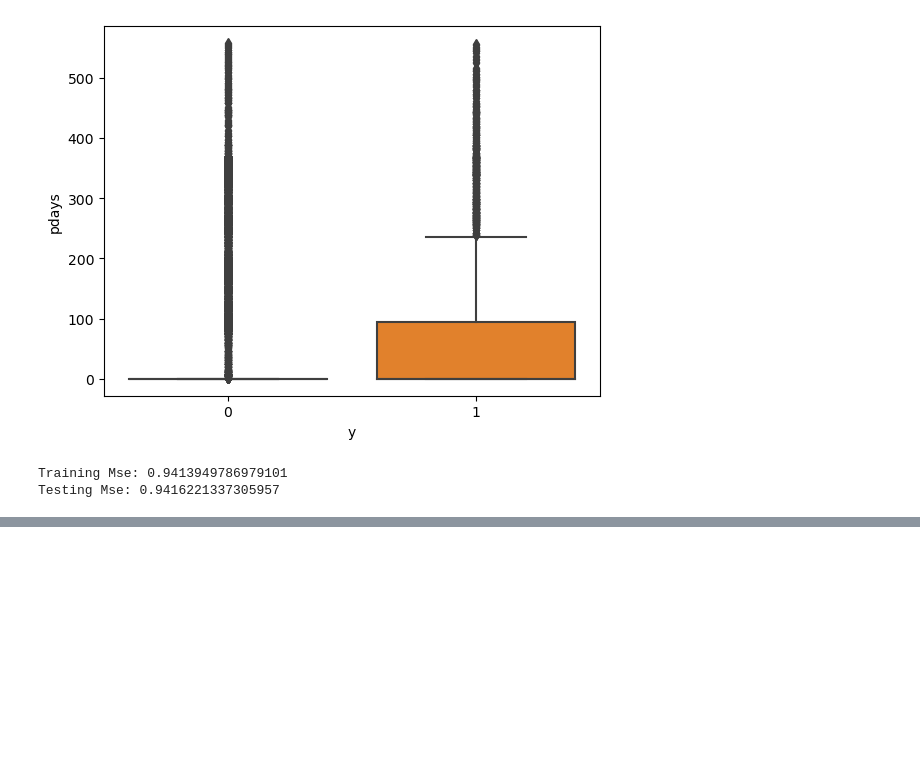
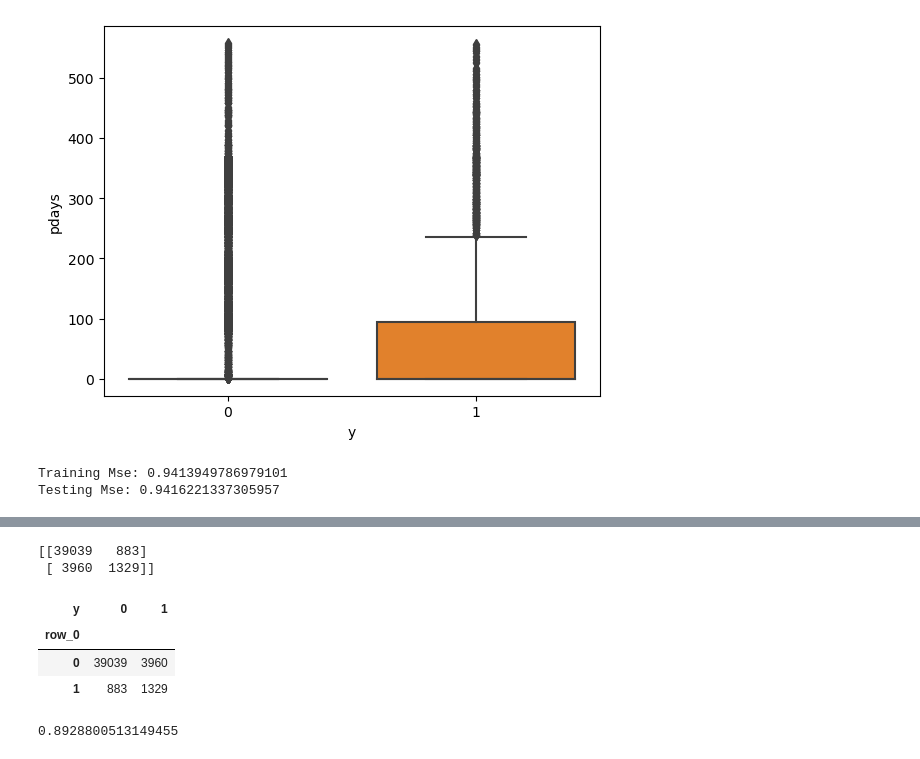
Before and after one commit to AnnamreddyJyothsna/DS-Assignments, a Jupyter notebook: Logistic_Regression.ipynb, the cells around one changed output, grey strips where cells are left out. Drawn from its saved outputs; the diff is of its cells as text; code cells hidden in the pictures; blank space fills up the shorter version.

```diff
--- a/Logistic_Regression.ipynb
+++ b/Logistic_Regression.ipynb
@@ -155,0 +251,19 @@ Testing Mse: 0.9416221337305957
+# %%
+from sklearn.metrics import confusion_matrix
+confusion_matrix = confusion_matrix(y,y_pred)
+print (confusion_matrix)
+# %% [output]
+[[39039   883]
+ [ 3960  1329]]
+# %%
+pd.crosstab(y_pred,y)
+# %% [output]
+| y | 0 | 1 |
+| row_0 |  |  |
+| 0 | 39039 | 3960 |
+| 1 | 883 | 1329 |
+# %%
+accuracy = sum(y==y_pred)/bank1.shape[0]
+accuracy
+# %% [output]
+0.8928800513149455
```
Also changed, not shown: parts of 14 cells of this notebook.
